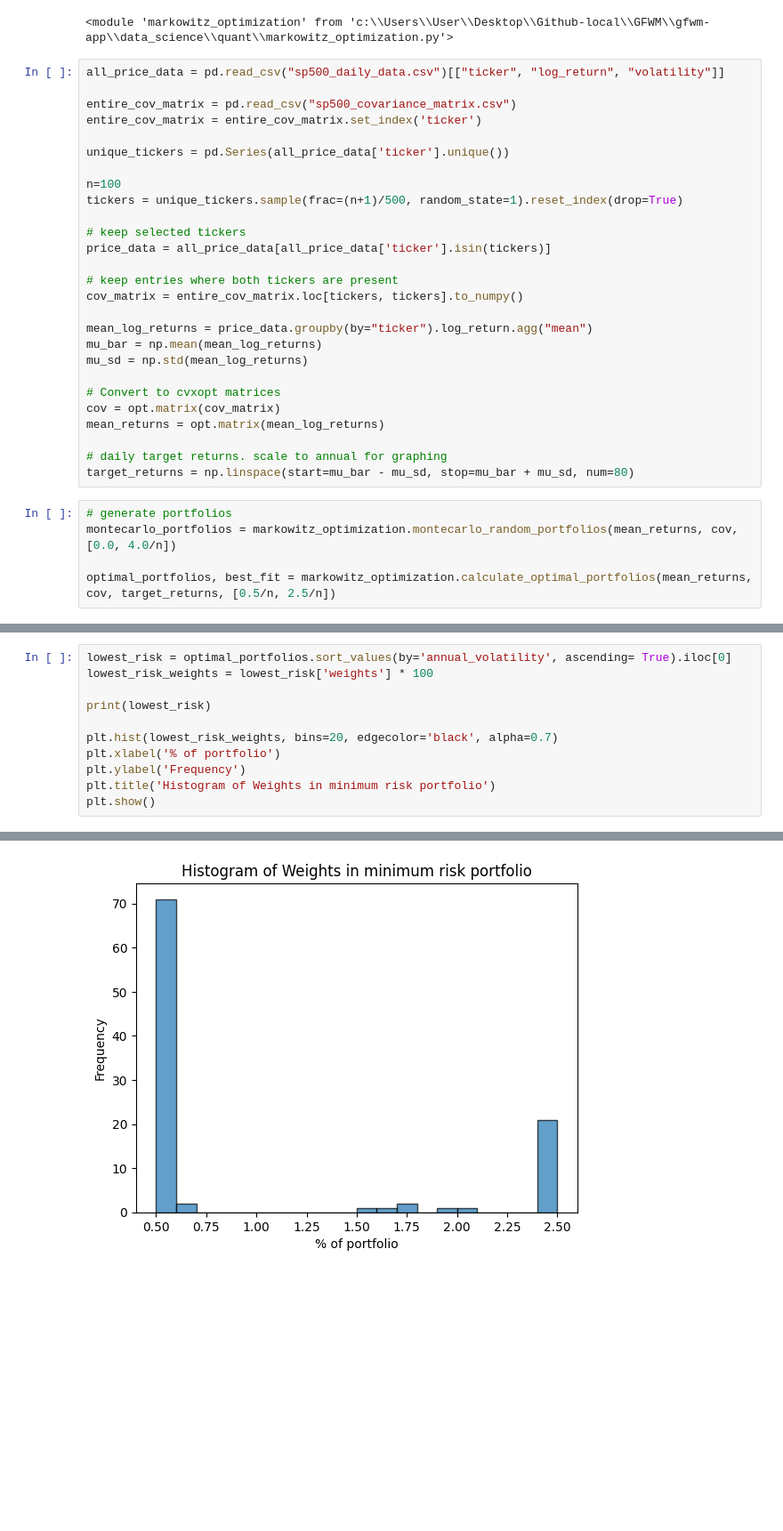
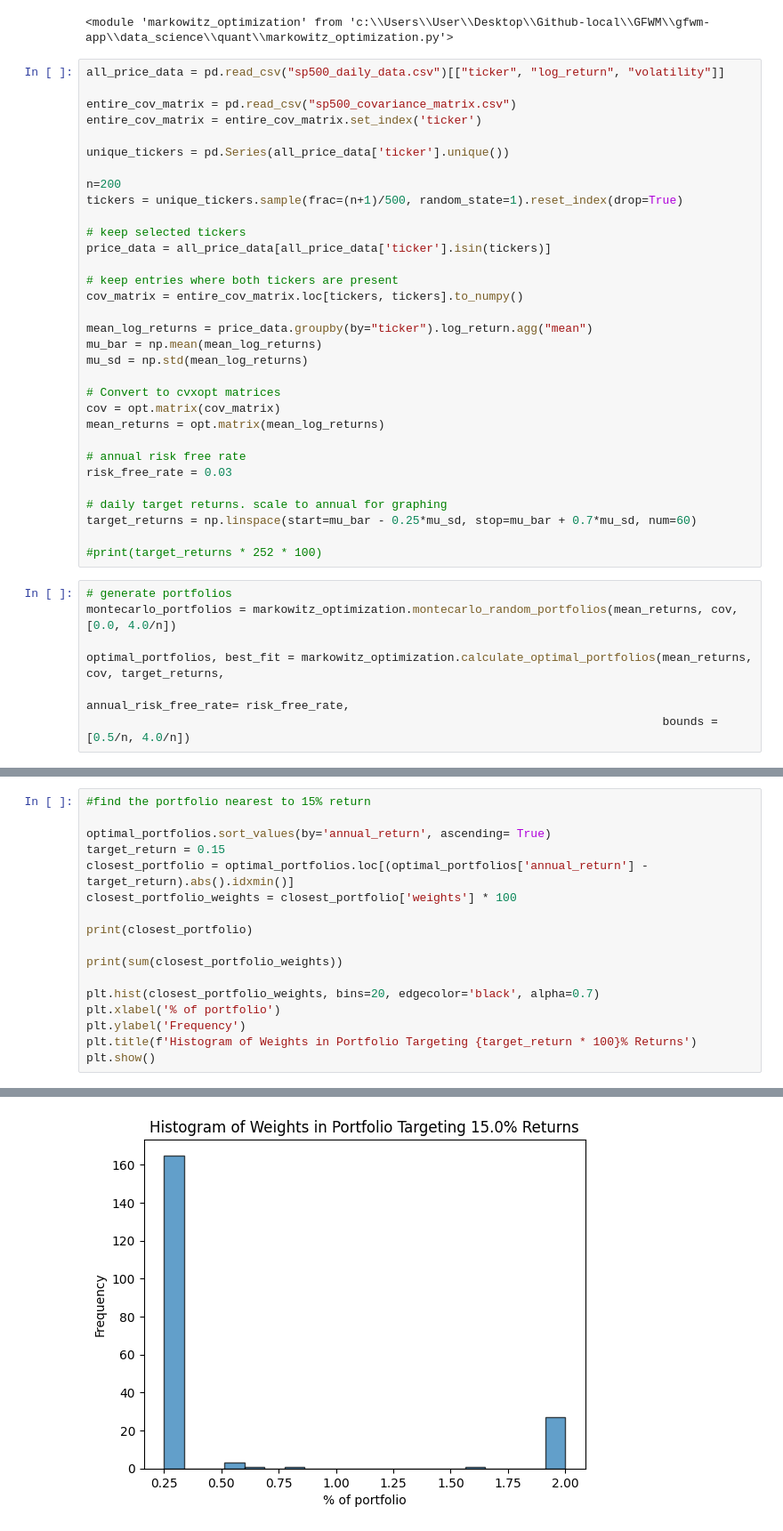
Before and after one commit to Green-Future-Wealth-Management-MQP-2024/GFWM, a Jupyter notebook: gfwm-app/data_science/quant/markowitz_plots.ipynb, the cells around one changed output, grey strips where cells are left out. Shown at 89% size. Drawn from its saved outputs; the diff is of its cells as text; blank space fills up the shorter version.

```diff
--- a/gfwm-app/data_science/quant/markowitz_plots.ipynb
+++ b/gfwm-app/data_science/quant/markowitz_plots.ipynb
@@ -19,7 +19,7 @@ entire_cov_matrix = entire_cov_matrix.set_index('ticker')
 
 unique_tickers = pd.Series(all_price_data['ticker'].unique())
 
-n=100
+n=200
 tickers = unique_tickers.sample(frac=(n+1)/500, random_state=1).reset_index(drop=True)
 
 # keep selected tickers
@@ -36,12 +36,19 @@ mu_sd = np.std(mean_log_returns)
 cov = opt.matrix(cov_matrix)
 mean_returns = opt.matrix(mean_log_returns)
 
+# annual risk free rate
+risk_free_rate = 0.03
+
 # daily target returns. scale to annual for graphing
-target_returns = np.linspace(start=mu_bar - mu_sd, stop=mu_bar + mu_sd, num=80)
+target_returns = np.linspace(start=mu_bar - 0.25*mu_sd, stop=mu_bar + 0.7*mu_sd, num=60)
+
+#print(target_returns * 252 * 100)
 # %%
 # generate portfolios
 montecarlo_portfolios = markowitz_optimization.montecarlo_random_portfolios(mean_returns, cov, [0.0, 4.0/n])
 
-optimal_portfolios, best_fit = markowitz_optimization.calculate_optimal_portfolios(mean_returns, cov, target_returns, [0.5/n, 2.5/n])
+optimal_portfolios, best_fit = markowitz_optimization.calculate_optimal_portfolios(mean_returns, cov, target_returns,
+                                                                                   annual_risk_free_rate= risk_free_rate,
+                                                                                   bounds = [0.5/n, 4.0/n])
 # %% [output]
      pcost       dcost       gap    pres   dres
@@ -64,12 +71,18 @@ Terminated (singular KKT matrix).
 # %%
-lowest_risk = optimal_portfolios.sort_values(by='annual_volatility', ascending= True).iloc[0]
-lowest_risk_weights = lowest_risk['weights'] * 100
+#find the portfolio nearest to 15% return
 
-print(lowest_risk)
+optimal_portfolios.sort_values(by='annual_return', ascending= True)
+target_return = 0.15
+closest_portfolio = optimal_portfolios.loc[(optimal_portfolios['annual_return'] - target_return).abs().idxmin()]
+closest_portfolio_weights = closest_portfolio['weights'] * 100
 
-plt.hist(lowest_risk_weights, bins=20, edgecolor='black', alpha=0.7)
+print(closest_portfolio)
+
+print(sum(closest_portfolio_weights))
+
+plt.hist(closest_portfolio_weights, bins=20, edgecolor='black', alpha=0.7)
 plt.xlabel('% of portfolio')
 plt.ylabel('Frequency')
-plt.title('Histogram of Weights in minimum risk portfolio')
+plt.title(f'Histogram of Weights in Portfolio Targeting {target_return * 100}% Returns')
 plt.show()
 # %% [output]
@@ -81,4 +96,4 @@ Name: 34, dtype: object
-[figure, old version]
+[figure, new version]
 # %%
 fig = plt.figure()
 
```
Also changed, not shown: parts of 4 cells of this notebook, 1 other file.
